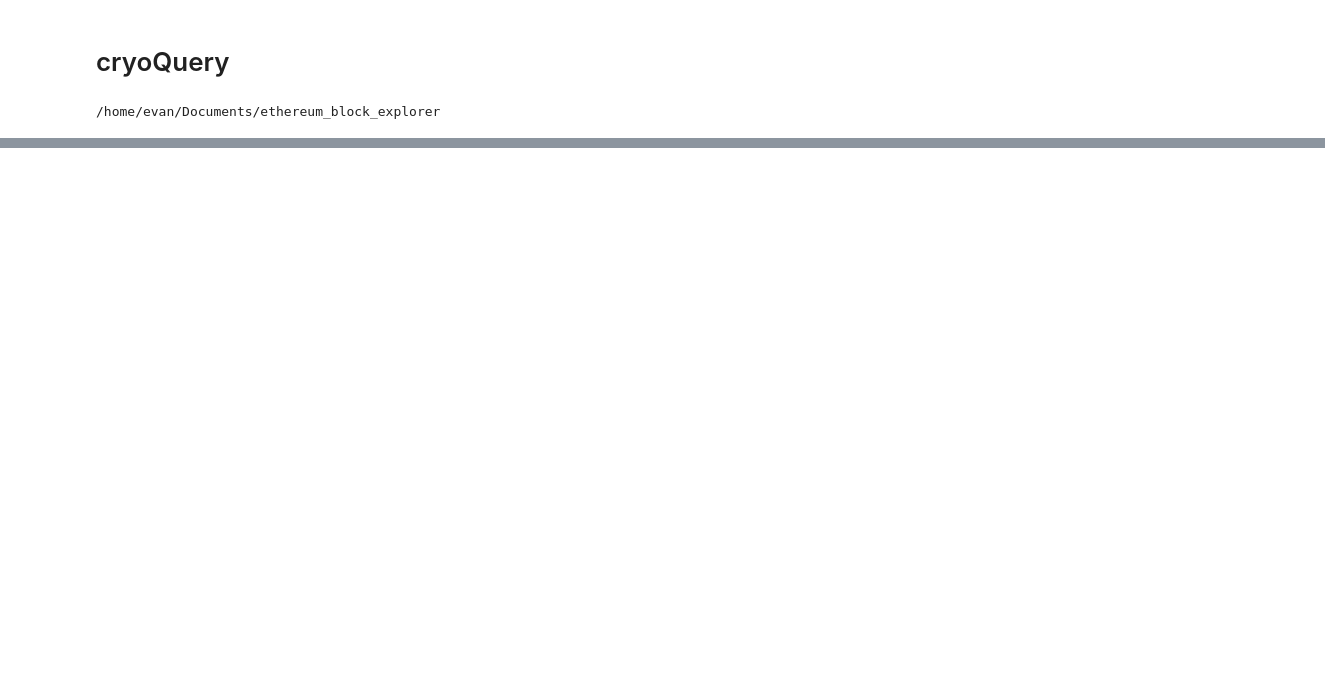
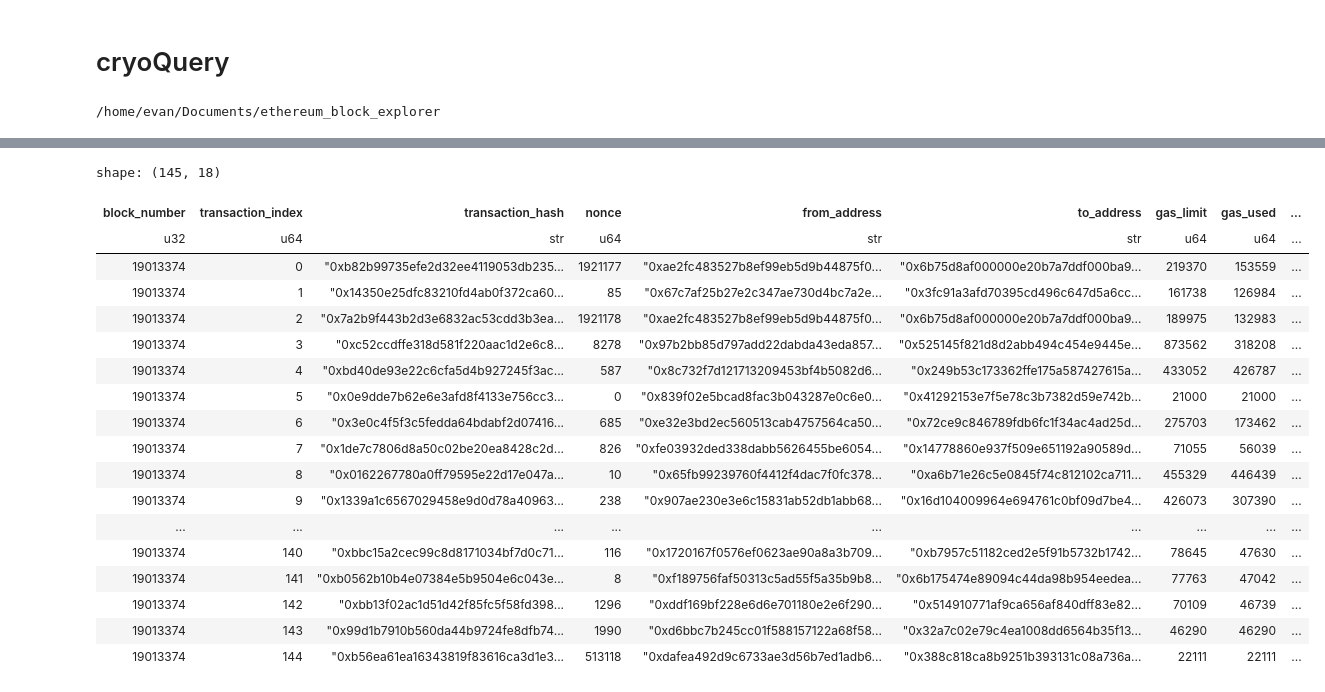
Before and after one commit to Evan-Kim2028/ethereum_block_explorer, a Jupyter notebook: ethereum_block_explorer_nbs/cryo_query.ipynb, the cells around one changed output, grey strips where cells are left out. Saved outputs shown, nothing was run; the diff lists cells and outputs as text; code cells hidden in the pictures; blank space fills up the shorter version.

```diff
--- a/ethereum_block_explorer_nbs/cryo_query.ipynb
+++ b/ethereum_block_explorer_nbs/cryo_query.ipynb
@@ -104,0 +209,2 @@ collecting data
+# %%
+test_df = pl.scan_parquet("data/raw/transactions/*.parquet")
@@ -104,0 +238,22 @@ collecting data
+# %%
+test_df.fetch(streaming=True)
+# %% [output]
+shape: (145, 18)
+| block_number | transaction_index | transaction_hash | nonce | from_address | to_address | gas_limit | gas_used | ... |
+| u32 | u64 | str | u64 | str | str | u64 | u64 | ... |
+| 19013374 | 0 | "0xb82b99735efe2d32ee4119053db235... | 1921177 | "0xae2fc483527b8ef99eb5d9b44875f0... | "0x6b75d8af000000e20b7a7ddf000ba9... | 219370 | 153559 | ... |
+| 19013374 | 1 | "0x14350e25dfc83210fd4ab0f372ca60... | 85 | "0x67c7af25b27e2c347ae730d4bc7a2e... | "0x3fc91a3afd70395cd496c647d5a6cc... | 161738 | 126984 | ... |
+| 19013374 | 2 | "0x7a2b9f443b2d3e6832ac53cdd3b3ea... | 1921178 | "0xae2fc483527b8ef99eb5d9b44875f0... | "0x6b75d8af000000e20b7a7ddf000ba9... | 189975 | 132983 | ... |
+| 19013374 | 3 | "0xc52ccdffe318d581f220aac1d2e6c8... | 8278 | "0x97b2bb85d797add22dabda43eda857... | "0x525145f821d8d2abb494c454e9445e... | 873562 | 318208 | ... |
+| 19013374 | 4 | "0xbd40de93e22c6cfa5d4b927245f3ac... | 587 | "0x8c732f7d121713209453bf4b5082d6... | "0x249b53c173362ffe175a587427615a... | 433052 | 426787 | ... |
+| 19013374 | 5 | "0x0e9dde7b62e6e3afd8f4133e756cc3... | 0 | "0x839f02e5bcad8fac3b043287e0c6e0... | "0x41292153e7f5e78c3b7382d59e742b... | 21000 | 21000 | ... |
+| 19013374 | 6 | "0x3e0c4f5f3c5fedda64bdabf2d07416... | 685 | "0xe32e3bd2ec560513cab4757564ca50... | "0x72ce9c846789fdb6fc1f34ac4ad25d... | 275703 | 173462 | ... |
+| 19013374 | 7 | "0x1de7c7806d8a50c02be20ea8428c2d... | 826 | "0xfe03932ded338dabb5626455be6054... | "0x14778860e937f509e651192a90589d... | 71055 | 56039 | ... |
+| 19013374 | 8 | "0x0162267780a0ff79595e22d17e047a... | 10 | "0x65fb99239760f4412f4dac7f0fc378... | "0xa6b71e26c5e0845f74c812102ca711... | 455329 | 446439 | ... |
+| 19013374 | 9 | "0x1339a1c6567029458e9d0d78a40963... | 238 | "0x907ae230e3e6c15831ab52db1abb68... | "0x16d104009964e694761c0bf09d7be4... | 426073 | 307390 | ... |
+| ... | ... | ... | ... | ... | ... | ... | ... | ... |
+| 19013374 | 140 | "0xbbc15a2cec99c8d8171034bf7d0c71... | 116 | "0x1720167f0576ef0623ae90a8a3b709... | "0xb7957c51182ced2e5f91b5732b1742... | 78645 | 47630 | ... |
+| 19013374 | 141 | "0xb0562b10b4e07384e5b9504e6c043e... | 8 | "0xf189756faf50313c5ad55f5a35b9b8... | "0x6b175474e89094c44da98b954eedea... | 77763 | 47042 | ... |
+| 19013374 | 142 | "0xbb13f02ac1d51d42f85fc5f58fd398... | 1296 | "0xddf169bf228e6d6e701180e2e6f290... | "0x514910771af9ca656af840dff83e82... | 70109 | 46739 | ... |
+| 19013374 | 143 | "0x99d1b7910b560da44b9724fe8dfb74... | 1990 | "0xd6bbc7b245cc01f588157122a68f58... | "0x32a7c02e79c4ea1008dd6564b35f13... | 46290 | 46290 | ... |
+| 19013374 | 144 | "0xb56ea61ea16343819f83616ca3d1e3... | 513118 | "0xdafea492d9c6733ae3d56b7ed1adb6... | "0x388c818ca8b9251b393131c08a736a... | 22111 | 22111 | ... |
```
Also changed, not shown: parts of 5 cells of this notebook, 3 other files.
